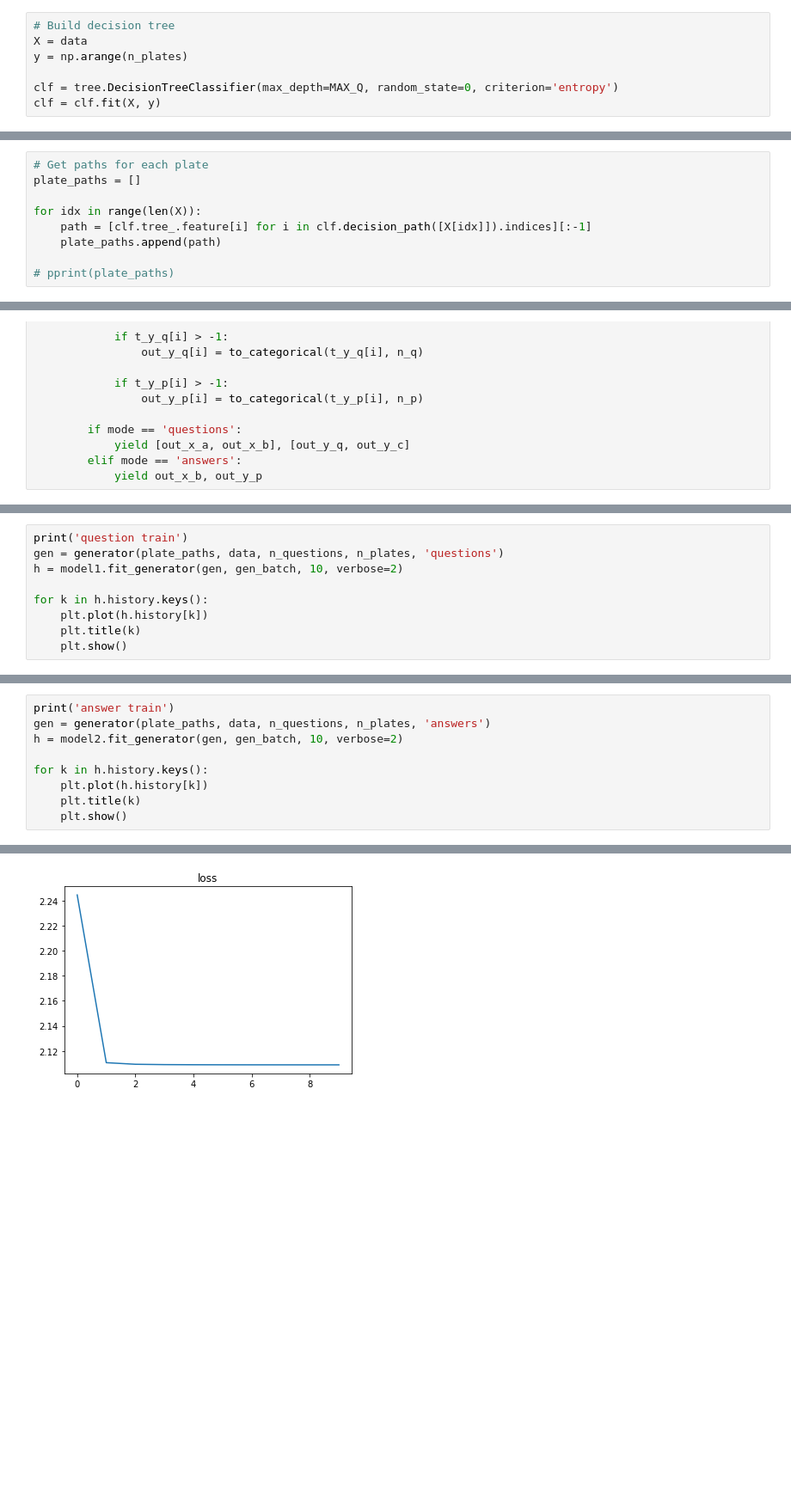
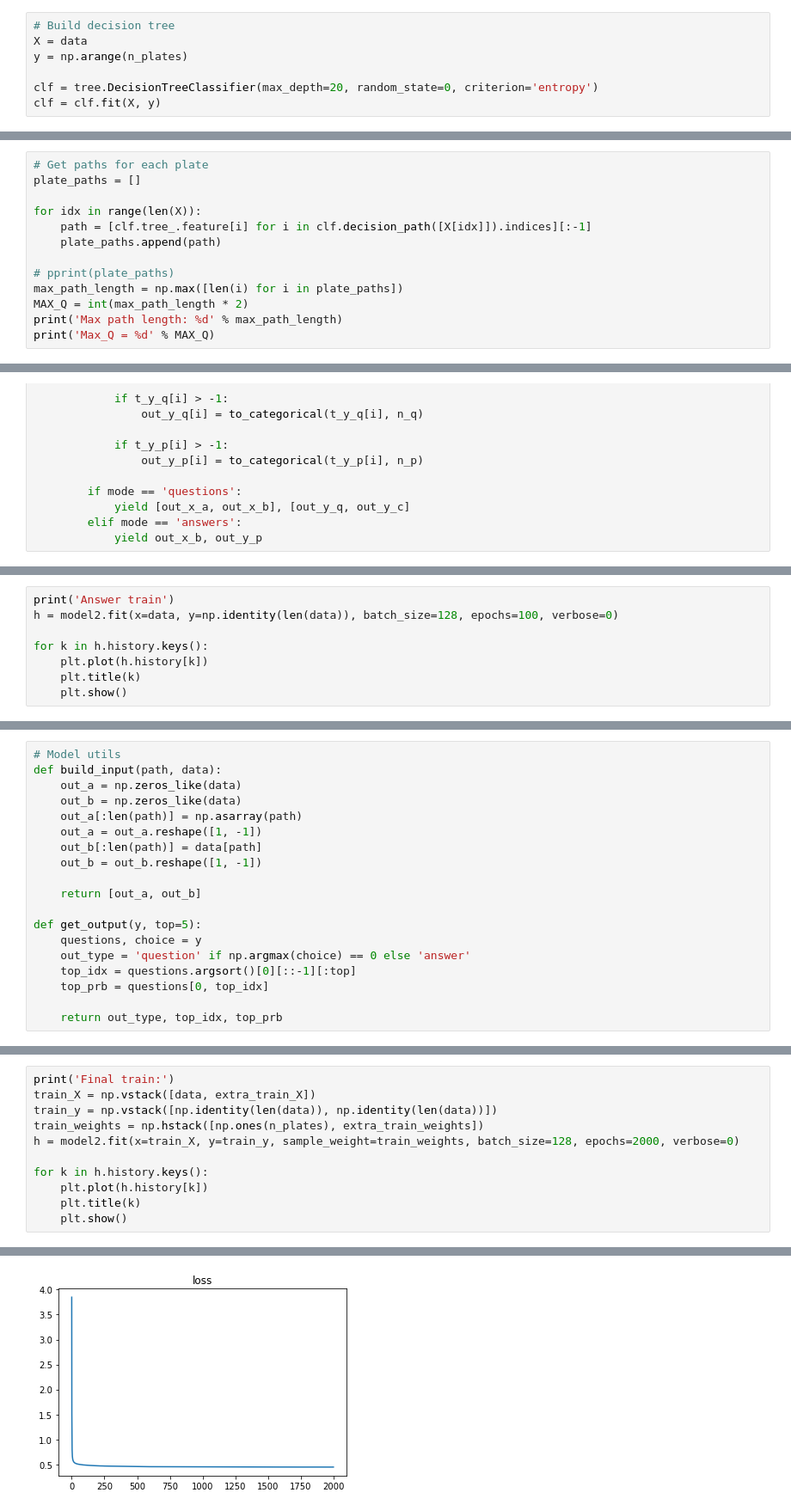
Before and after one commit to renato145/food-guesser, a Jupyter notebook: model_train.ipynb, the cells around one changed output, grey strips where cells are left out. Shown at 86% size. Cells and saved outputs as stored; diff of their text form; blank space fills up the shorter version.

```diff
--- a/model_train.ipynb
+++ b/model_train.ipynb
@@ -50,7 +55,7 @@ def is_unique(idx, data):
 X = data
 y = np.arange(n_plates)
 
-clf = tree.DecisionTreeClassifier(max_depth=MAX_Q, random_state=0, criterion='entropy')
+clf = tree.DecisionTreeClassifier(max_depth=20, random_state=0, criterion='entropy')
 clf = clf.fit(X, y)
 # %%
 # Check decision paths
@@ -80,3 +85,7 @@ for idx in range(len(X)):
     plate_paths.append(path)
 
 # pprint(plate_paths)
+max_path_length = np.max([len(i) for i in plate_paths])
+MAX_Q = int(max_path_length * 2)
+print('Max path length: %d' % max_path_length)
+print('Max_Q = %d' % MAX_Q)
@@ -201,7 +225,6 @@ model2.compile(optimizer='adam', loss='categorical_crossentropy', metrics=['accu
 # %%
-print('question train')
-gen = generator(plate_paths, data, n_questions, n_plates, 'questions')
-h = model1.fit_generator(gen, gen_batch, 10, verbose=2)
+print('Answer train')
+h = model2.fit(x=data, y=np.identity(len(data)), batch_size=128, epochs=100, verbose=0)
 
 for k in h.history.keys():
     plt.plot(h.history[k])
@@ -232,0 +237,19 @@ Epoch 10/10
+# %%
+# Model utils
+def build_input(path, data):
+    out_a = np.zeros_like(data)
+    out_b = np.zeros_like(data)
+    out_a[:len(path)] = np.asarray(path)
+    out_a = out_a.reshape([1, -1])
+    out_b[:len(path)] = data[path]
+    out_b = out_b.reshape([1, -1])
+
+    return [out_a, out_b]
+
+def get_output(y, top=5):
+    questions, choice = y
+    out_type = 'question' if np.argmax(choice) == 0 else 'answer'
+    top_idx = questions.argsort()[0][::-1][:top]
+    top_prb = questions[0, top_idx]
+
+    return out_type, top_idx, top_prb
@@ -233,7 +415,9 @@ Epoch 10/10
 # %%
-print('answer train')
-gen = generator(plate_paths, data, n_questions, n_plates, 'answers')
-h = model2.fit_generator(gen, gen_batch, 10, verbose=2)
+print('Final train:')
+train_X = np.vstack([data, extra_train_X])
+train_y = np.vstack([np.identity(len(data)), np.identity(len(data))])
+train_weights = np.hstack([np.ones(n_plates), extra_train_weights])
+h = model2.fit(x=train_X, y=train_y, sample_weight=train_weights, batch_size=128, epochs=2000, verbose=0)
 
 for k in h.history.keys():
     plt.plot(h.history[k])
@@ -260 +428 @@ Epoch 10/10
-[figure, old version]
+[figure, new version]
```
Also changed, not shown: parts of 32 cells of this notebook, 9 other files.
